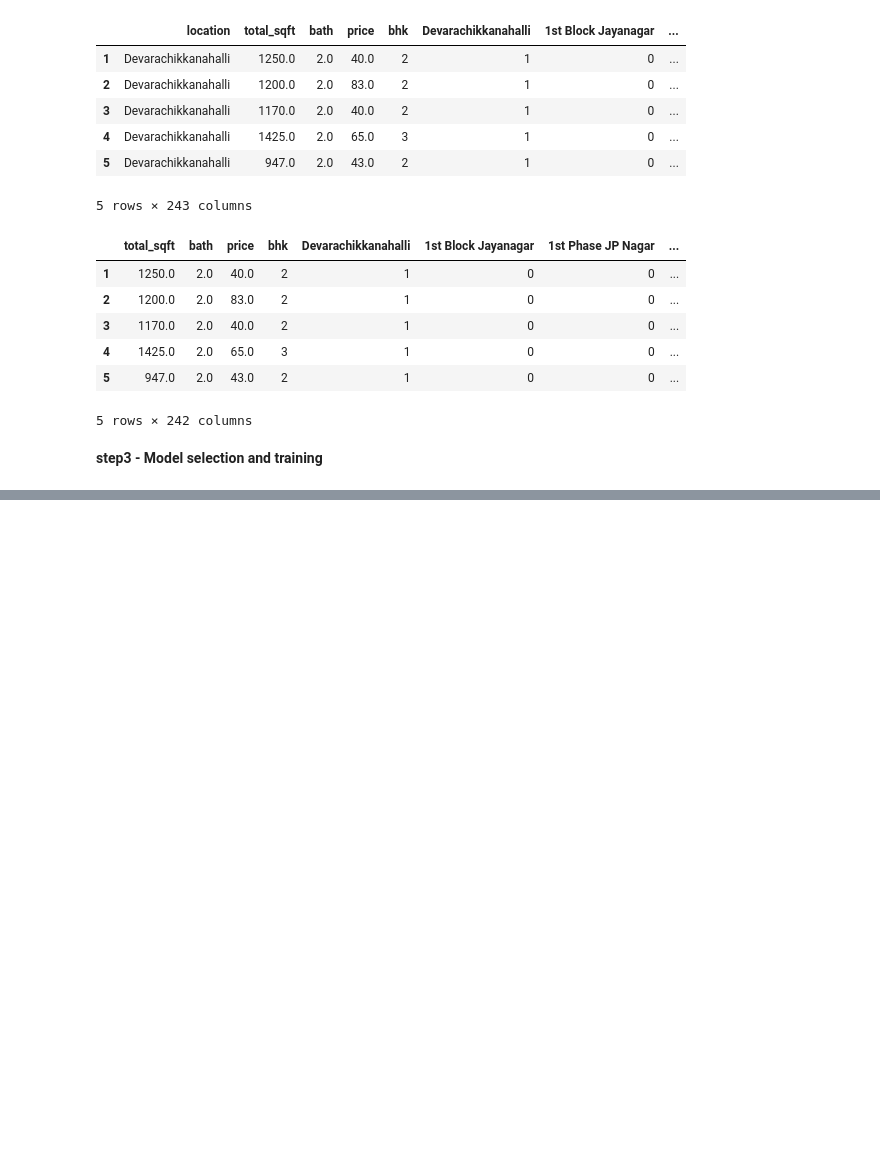
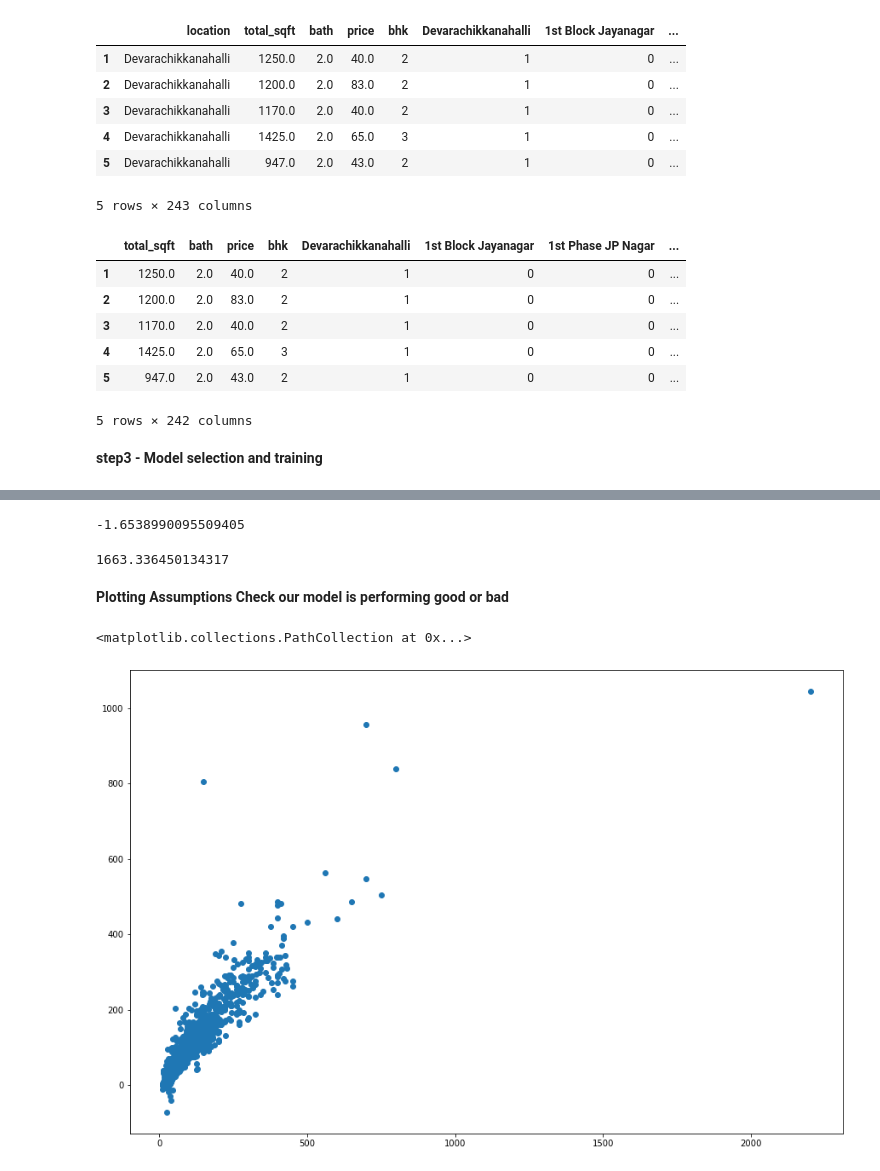
Before and after one commit to thekurup/bengaluruhousepriceprediction, a Jupyter notebook: houseprice.ipynb, the cells around one changed output, grey strips where cells are left out. Saved outputs shown, nothing was run; the diff lists cells and outputs as text; code cells hidden in the pictures; blank space fills up the shorter version.

```diff
--- a/houseprice.ipynb
+++ b/houseprice.ipynb
@@ -812,0 +846,3 @@ data.head()
+# %%
+from sklearn.model_selection import train_test_split
+X_train, X_test, y_train, y_test = train_test_split(x,y,test_size=0.3,random_state=10)
@@ -812,0 +855,4 @@ data.head()
+# %%
+lr=LinearRegression()
+# %%
+lr.fit(X_train,y_train,)
@@ -812,0 +980,15 @@ data.head()
+# %%
+#Now lets check the intercpt point for best fit line
+lr.intercept_
+# %% [output]
+-1.6538990095509405
+# %%
+pv=lr.predict(X_test)
+# %%
+#Minimum Mse Value for drawing this best line
+
+from sklearn.metrics import mean_squared_error
+
+mean_squared_error(y_test,pv)
+# %% [output]
+1663.336450134317
@@ -812,0 +998,8 @@ data.head()
+# %% [markdown]
+**Plotting Assumptions Check our model is performing good or bad**
+# %%
+#plot scatter plot for prediction, if the scatter point we get is linear then we can say that our model actually perform very well
+plt.scatter(y_test,pv)
+# %% [output]
+<matplotlib.collections.PathCollection at 0x...>
+[figure, added]
```
Also changed, not shown: parts of 42 cells of this notebook, 2 other files.
